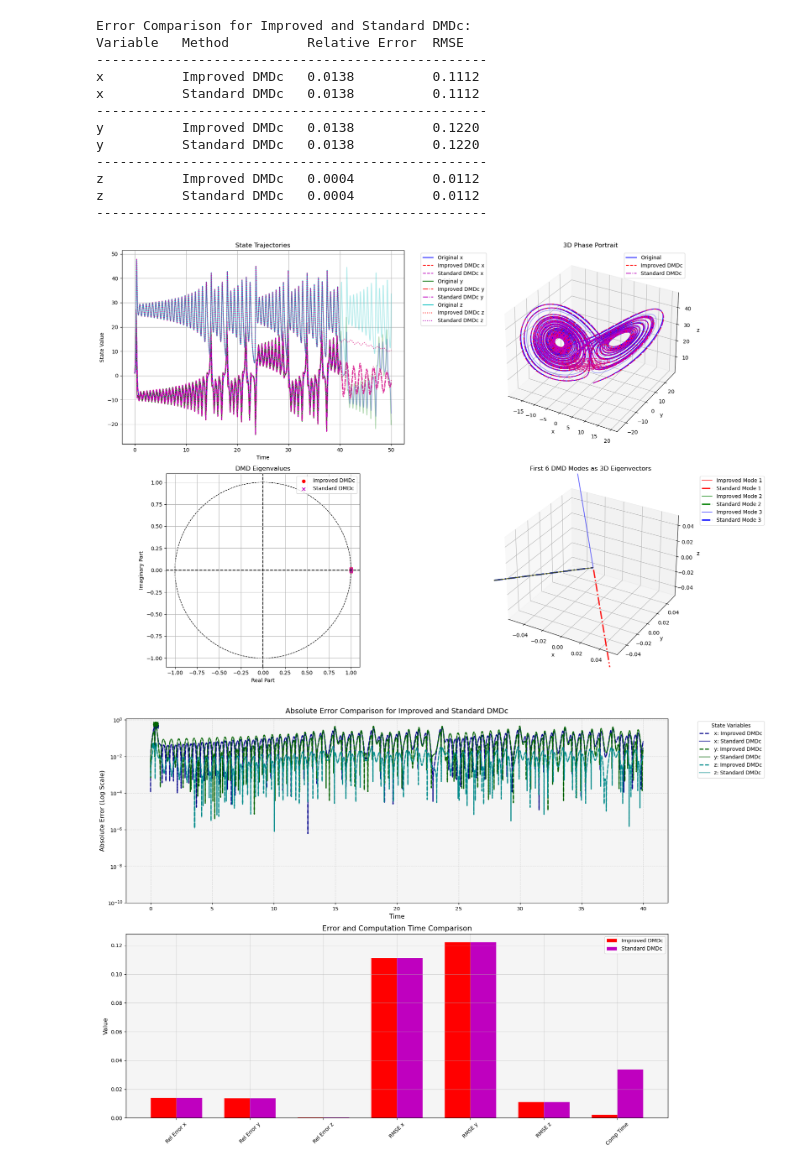
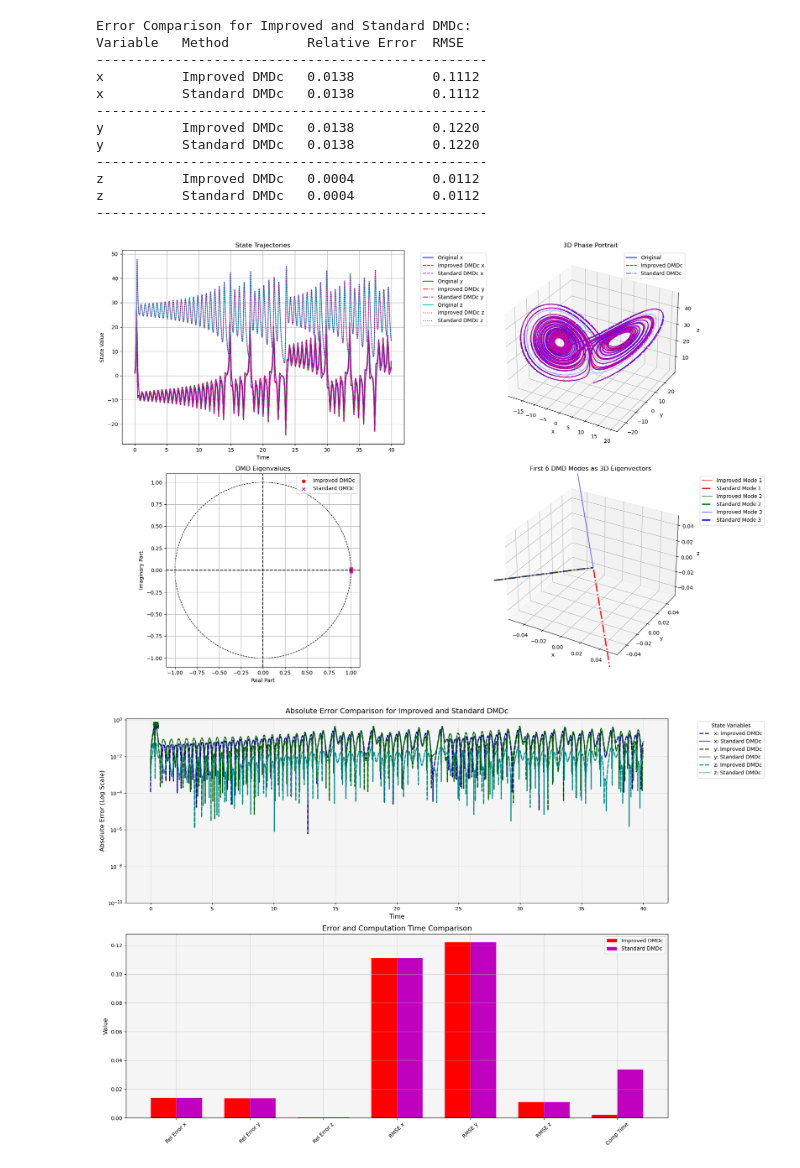
Before and after one commit to thexuanphuc/impoved_DMDC, a Jupyter notebook: improved_dmdc_lorenz.ipynb, the cells around one changed output. Drawn from its saved outputs; the diff is of its cells as text; code cells hidden in the pictures.

Commit message:
save improved lorenz without prediction

```diff
--- a/improved_dmdc_lorenz.ipynb
+++ b/improved_dmdc_lorenz.ipynb
@@ -150,15 +150,16 @@ ax1.plot(t_array[:N_train-1], recons_std[1, :], 'm-.', label='Standard DMDc y')
 ax1.plot(t_array[:N_train-1], X_data[2, :-1], 'c-', label='Original z')
 ax1.plot(t_array[:N_train-1], recons[2, :], 'r:', label='Improved DMDc z')
 ax1.plot(t_array[:N_train-1], recons_std[2, :], 'm:', label='Standard DMDc z')
-ax1.plot(t_array[N_train-1:], x_solved[N_train-1:], 'b-', alpha=0.3)
-ax1.plot(t_array[N_train-1:], y_solved[N_train-1:], 'g-', alpha=0.3)
-ax1.plot(t_array[N_train-1:], z_solved[N_train-1:], 'c-', alpha=0.3)
-ax1.plot(t_array[N_train-1:], Y_pred[0, :], 'r--', alpha=0.5)
-ax1.plot(t_array[N_train-1:], Y_pred[1, :], 'r-.', alpha=0.5)
-ax1.plot(t_array[N_train-1:], Y_pred[2, :], 'r:', alpha=0.5)
-ax1.plot(t_array[N_train-1:], Y_pred_std[0, :], 'm--', alpha=0.5)
-ax1.plot(t_array[N_train-1:], Y_pred_std[1, :], 'm-.', alpha=0.5)
-ax1.plot(t_array[N_train-1:], Y_pred_std[2, :], 'm:', alpha=0.5)
+# Plot future predictions
+# ax1.plot(t_array[N_train-1:], x_solved[N_train-1:], 'b-', alpha=0.3)
+# ax1.plot(t_array[N_train-1:], y_solved[N_train-1:], 'g-', alpha=0.3)
+# ax1.plot(t_array[N_train-1:], z_solved[N_train-1:], 'c-', alpha=0.3)
+# ax1.plot(t_array[N_train-1:], Y_pred[0, :], 'r--', alpha=0.5)
+# ax1.plot(t_array[N_train-1:], Y_pred[1, :], 'r-.', alpha=0.5)
+# ax1.plot(t_array[N_train-1:], Y_pred[2, :], 'r:', alpha=0.5)
+# ax1.plot(t_array[N_train-1:], Y_pred_std[0, :], 'm--', alpha=0.5)
+# ax1.plot(t_array[N_train-1:], Y_pred_std[1, :], 'm-.', alpha=0.5)
+# ax1.plot(t_array[N_train-1:], Y_pred_std[2, :], 'm:', alpha=0.5)
 ax1.set_title('State Trajectories')
 ax1.set_xlabel('Time')
 ax1.set_ylabel('State Value')
@@ -171,8 +172,9 @@ ax2.plot(X_data[0, :-1], X_data[1, :-1], X_data[2, :-1], 'b-', label='Original')
 ax2.plot(recons[0, :], recons[1, :], recons[2, :], 'r--', label='Improved DMDc')
 ax2.plot(recons_std[0, :], recons_std[1, :], recons_std[2, :], 'm-.', label='Standard DMDc')
 ax2.plot(x_solved[N_train-1:], y_solved[N_train-1:], z_solved[N_train-1:], 'b-', alpha=0.3)
-ax2.plot(Y_pred[0, :], Y_pred[1, :], Y_pred[2, :], 'r--', alpha=0.5)
-ax2.plot(Y_pred_std[0, :], Y_pred_std[1, :], Y_pred_std[2, :], 'm--', alpha=0.5)
+# Plot future predictions
+# ax2.plot(Y_pred[0, :], Y_pred[1, :], Y_pred[2, :], 'r--', alpha=0.5)
+# ax2.plot(Y_pred_std[0, :], Y_pred_std[1, :], Y_pred_std[2, :], 'm--', alpha=0.5)
 ax2.set_title('3D Phase Portrait')
 ax2.set_xlabel('x')
 ax2.set_ylabel('y')
@@ -190,34 +192,34 @@ ax3.add_artist(circle)
 ax3.set_xlim([-1.1, 1.1])
 ax3.set_ylim([-1.1, 1.1])
 ax3.set_title('DMD Eigenvalues')
 ax3.set_xlabel('Real Part')
 ax3.set_ylabel('Imaginary Part')
 ax3.grid(True)
 ax3.set_aspect('equal', adjustable='box')
 ax3.legend()
 
 # Plot 4: DMD Modes as 3D eigenvectors (first 6, different colors for each method)
 ax4 = fig.add_subplot(224, projection='3d')
 num_modes = min(min(modes.shape[1], modes_std.shape[1]), 6)  # Plot up to 6 eigenvectors
 colors = ['r', 'g', 'b', 'm', 'c', 'y']
 
 for i in range(num_modes):
     vec_imp = modes[:, i].real
     vec_std = modes_std[:, i].real
     ax4.quiver(0, 0, 0, vec_imp[0], vec_imp[1], vec_imp[2], length=1.0, normalize=True, color=colors[i % len(colors)], alpha=0.6, linewidth=1.5, label=f'Improved Mode {i+1}')
     ax4.quiver(0, 0, 0, vec_std[0], vec_std[1], vec_std[2], length=1.0, normalize=True, color=colors[i % len(colors)], alpha=0.9, linewidth=2.5, linestyle='-.', label=f'Standard Mode {i+1}')
 ax4.set_title('First 6 DMD Modes as 3D Eigenvectors')
 ax4.set_xlabel('x')
 ax4.set_ylabel('y')
 ax4.set_zlabel('z')
 ax4.legend(bbox_to_anchor=(1.05, 1), loc='upper left')
 ax4.grid(True)
 
 
 plt.tight_layout()
 # plt.savefig('dmdc_comparison.png')
 # %% [output]
-[figure, old version]
+[figure, new version]
 # %%
 
 # Create figure with 2 subplots
```
